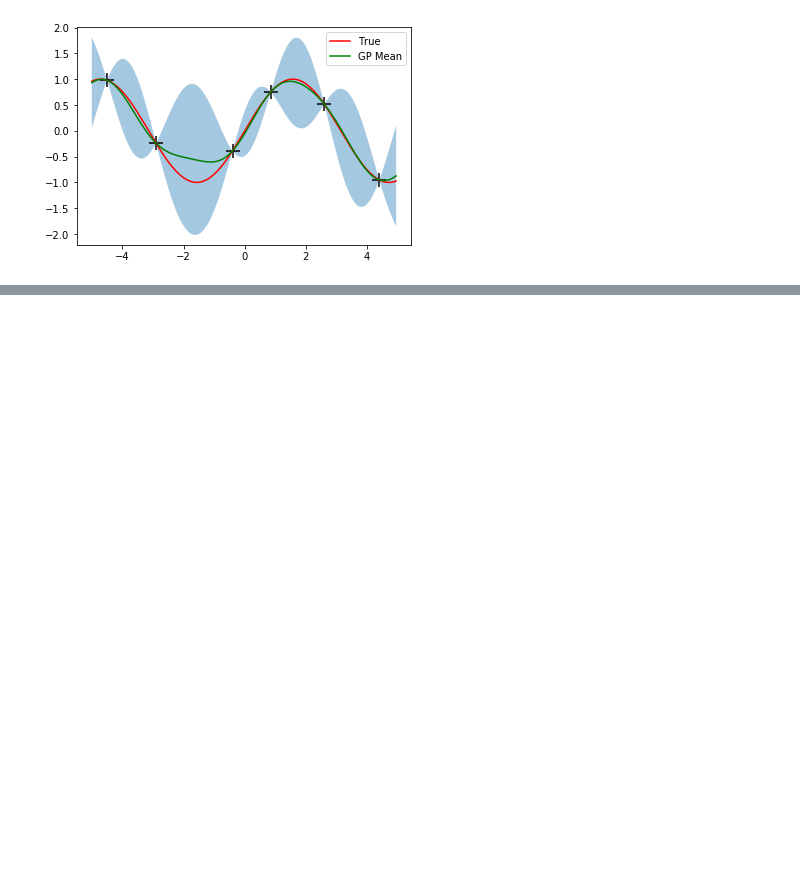
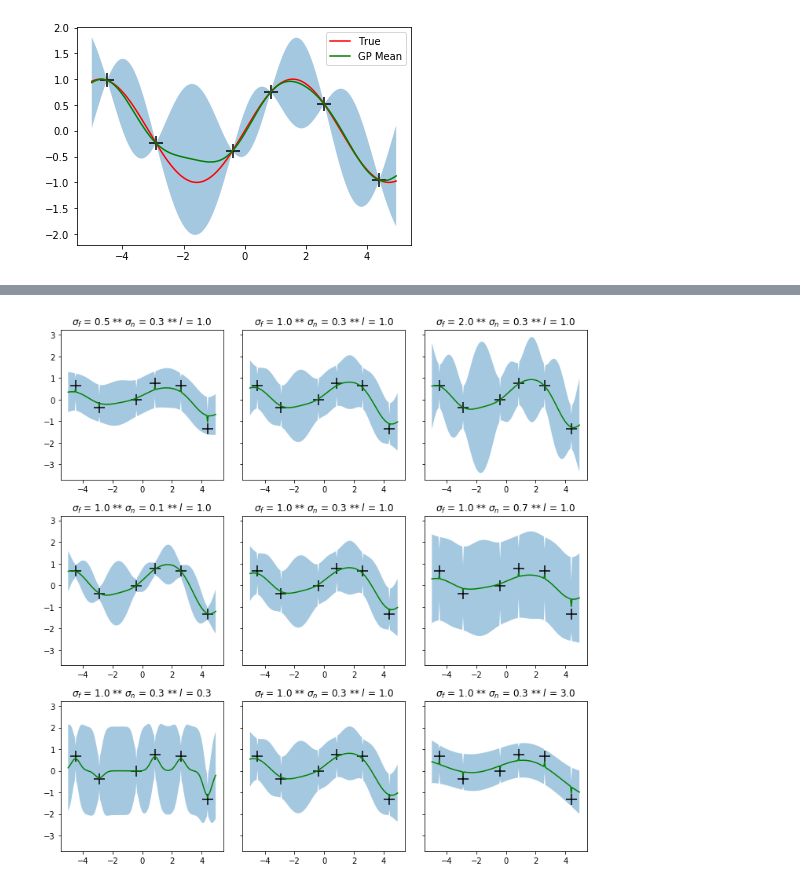
Before and after one commit to lindsay-forestell/MiniProjects, a Jupyter notebook: GaussianProcesses/gaussian_processes.ipynb, the cells around one changed output, grey strips where cells are left out. Saved outputs shown, nothing was run; the diff lists cells and outputs as text; code cells hidden in the pictures; blank space fills up the shorter version.

```diff
--- a/GaussianProcesses/gaussian_processes.ipynb
+++ b/GaussianProcesses/gaussian_processes.ipynb
@@ -255,0 +282,84 @@ plt.show()
+# %%
+def kernel_sq_1d(x_i, x_j, sigma_f, l, sigma_n):
+    ky = sigma_f**2*np.exp(-1/(2*l**2)*(x_i-x_j)**2)
+    return ky
+
+def cov_matrix_fun_1d(x_i, x_j, sigma_f, l, sigma_n):
+    num_i = len(x_i)
+    num_j = len(x_j)
+    cov_matrix = np.zeros((num_i, num_j))
+    for ii in range(num_i):
+        for jj in range(num_j):
+            cov_value = kernel_sq_1d(x_i[ii], x_j[jj], sigma_f, l, sigma_n)
+            cov_matrix[ii,jj] = cov_value
+    return cov_matrix
+# %%
+fig, ax = plt.subplots(3,3, figsize=(10,10), sharey=True)
+# produce the prior distribution from which to grab new functions
+sigma_f_list = [0.5, 1, 2]
+sigma_n_list = [0.1, 0.3, 0.7]
+l_list = [0.3, 1, 3]
+
+row = 0
+sigma_n = 0.3
+l = 1
+for col, sigma_f in enumerate(sigma_f_list):
+    K_xtest_xtrain = cov_matrix_fun_1d(x_range, x_train, sigma_f, l, sigma_n)
+    K_xtrain_xtrain = cov_matrix_fun_1d(x_train, x_train, sigma_f, l, sigma_n) + sigma_n**2 * np.eye(len(x_train))
+    K_xtest_xtest = cov_matrix_fun_1d(x_range, x_range, sigma_f, l, sigma_n)
+    K_xtrain_xtest = cov_matrix_fun_1d(x_train, x_range, sigma_f, l, sigma_n)
+
+    mean_vec_post = K_xtest_xtrain @ np.linalg.pinv(K_xtrain_xtrain) @ y_train.reshape(-1, 1)
+    mean_vec_post = mean_vec_post.flatten()
+    cov_matrix_post = K_xtest_xtest - K_xtest_xtrain @ np.linalg.pinv(K_xtrain_xtrain) @ K_xtrain_xtest
+    std_vec_post = np.sqrt(np.diag(abs(cov_matrix_post)))
+    #ax[row, col].plot(x_range, f, c='red', label='True')
+    ax[row, col].plot(x_range, mean_vec_post, c='green', label='GP Mean')
+    ax[row, col].fill_between(x_range, mean_vec_post - 1.96*std_vec_post, mean_vec_post + 1.96*std_vec_post, alpha=0.4)
+    ax[row, col].scatter(x_train, y_train, marker='+', s=200, c='k')
+    ax[row, col].set_title(r'$\sigma_f$ = {:0.1f} ** $\sigma_n$ = {:0.1f} ** $l$ = {:0.1f}'.format(sigma_f, sigma_n, l) )
+
+
+row = 1
+sigma_f = 1
+l = 1
+for col, sigma_n in enumerate(sigma_n_list):
+    K_xtest_xtrain = cov_matrix_fun_1d(x_range, x_train, sigma_f, l, sigma_n)
+    K_xtrain_xtrain = cov_matrix_fun_1d(x_train, x_train, sigma_f, l, sigma_n) + sigma_n**2 * np.eye(len(x_train))
+    K_xtest_xtest = cov_matrix_fun_1d(x_range, x_range, sigma_f, l, sigma_n)
+    K_xtrain_xtest = cov_matrix_fun_1d(x_train, x_range, sigma_f, l, sigma_n)
+
+    mean_vec_post = K_xtest_xtrain @ np.linalg.pinv(K_xtrain_xtrain) @ y_train.reshape(-1, 1)
+    mean_vec_post = mean_vec_post.flatten()
+    cov_matrix_post = K_xtest_xtest - K_xtest_xtrain @ np.linalg.pinv(K_xtrain_xtrain) @ K_xtrain_xtest
+    std_vec_post = np.sqrt(np.diag(abs(cov_matrix_post)))
+    #ax[row, col].plot(x_range, f, c='red', label='True')
+    ax[row, col].plot(x_range, mean_vec_post, c='green', label='GP Mean')
+    ax[row, col].fill_between(x_range, mean_vec_post - 1.96*std_vec_post, mean_vec_post + 1.96*std_vec_post, alpha=0.4)
+    ax[row, col].scatter(x_train, y_train, marker='+', s=200, c='k')
+    ax[row, col].set_title(r'$\sigma_f$ = {:0.1f} ** $\sigma_n$ = {:0.1f} ** $l$ = {:0.1f}'.format(sigma_f, sigma_n, l) )
+
+
+row = 2
+sigma_f = 1
+sigma_n = 0.3
+for col, l in enumerate(l_list):
+    K_xtest_xtrain = cov_matrix_fun_1d(x_range, x_train, sigma_f, l, sigma_n)
+    K_xtrain_xtrain = cov_matrix_fun_1d(x_train, x_train, sigma_f, l, sigma_n) + sigma_n**2 * np.eye(len(x_train))
+    K_xtest_xtest = cov_matrix_fun_1d(x_range, x_range, sigma_f, l, sigma_n)
+    K_xtrain_xtest = cov_matrix_fun_1d(x_train, x_range, sigma_f, l, sigma_n)
+
+    mean_vec_post = K_xtest_xtrain @ np.linalg.pinv(K_xtrain_xtrain) @ y_train.reshape(-1, 1)
+    mean_vec_post = mean_vec_post.flatten()
+    cov_matrix_post = K_xtest_xtest - K_xtest_xtrain @ np.linalg.pinv(K_xtrain_xtrain) @ K_xtrain_xtest
+    std_vec_post = np.sqrt(np.diag(abs(cov_matrix_post)))
+    #ax[row, col].plot(x_range, f, c='red', label='True')
+    ax[row, col].plot(x_range, mean_vec_post, c='green', label='GP Mean')
+    ax[row, col].fill_between(x_range, mean_vec_post - 1.96*std_vec_post, mean_vec_post + 1.96*std_vec_post, alpha=0.4)
+    ax[row, col].scatter(x_train, y_train, marker='+', s=200, c='k')
+    ax[row, col].set_title(r'$\sigma_f$ = {:0.1f} ** $\sigma_n$ = {:0.1f} ** $l$ = {:0.1f}'.format(sigma_f, sigma_n, l) )
+
+fig.tight_layout()
+plt.show()
+# %% [output]
+[figure, added]
```
Also changed, not shown: parts of 14 cells of this notebook, 4 other files.
